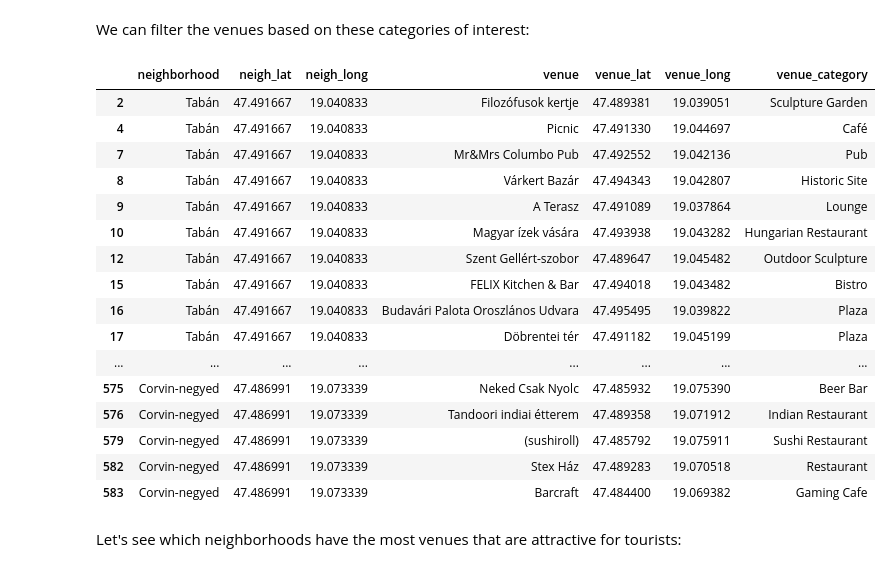
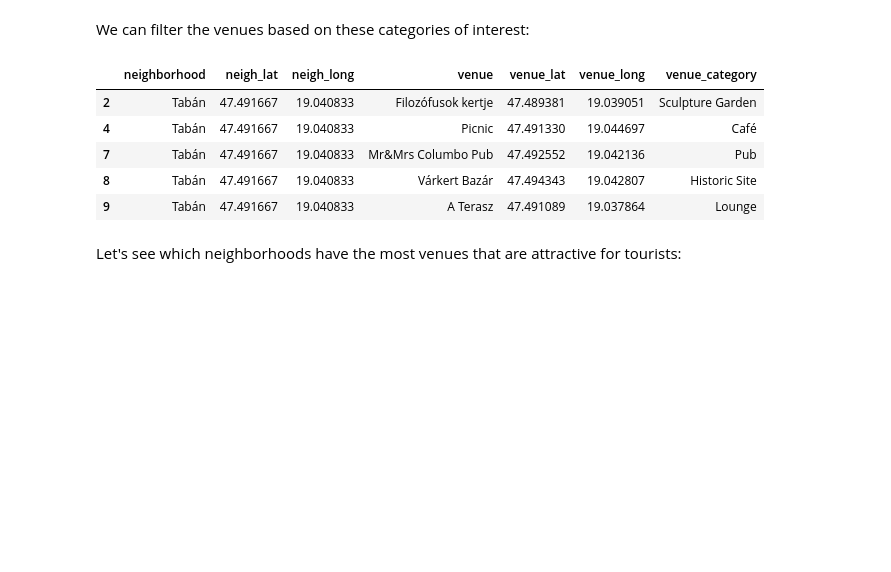
Before and after one commit to fannyadriana/Coursera_Capstone, a Jupyter notebook: Battle of Neighborhoods Week 2.ipynb, the cells around one changed output. Cells and saved outputs as stored; diff of their text form; code cells hidden in the pictures; blank space fills up the shorter version.

```diff
--- a/Battle of Neighborhoods Week 2.ipynb
+++ b/Battle of Neighborhoods Week 2.ipynb
@@ -604,25 +604,14 @@ We can filter the venues based on these categories of interest:
 # %%
 budapest_venues.columns = ['neighborhood', 'neigh_lat', 'neigh_long', 'venue', 'venue_lat', 'venue_long', 'venue_category']
 tourist_venues = budapest_venues.query("venue_category in @categories_of_interest")
-tourist_venues
+tourist_venues.head()
 # %% [output]
 |  | neighborhood | neigh_lat | neigh_long | venue | venue_lat | venue_long | venue_category |
 | 2 | Tabán | 47.491667 | 19.040833 | Filozófusok kertje | 47.489381 | 19.039051 | Sculpture Garden |
 | 4 | Tabán | 47.491667 | 19.040833 | Picnic | 47.491330 | 19.044697 | Café |
 | 7 | Tabán | 47.491667 | 19.040833 | Mr&Mrs Columbo Pub | 47.492552 | 19.042136 | Pub |
 | 8 | Tabán | 47.491667 | 19.040833 | Várkert Bazár | 47.494343 | 19.042807 | Historic Site |
 | 9 | Tabán | 47.491667 | 19.040833 | A Terasz | 47.491089 | 19.037864 | Lounge |
-| 10 | Tabán | 47.491667 | 19.040833 | Magyar ízek vására | 47.493938 | 19.043282 | Hungarian Restaurant |
-| 12 | Tabán | 47.491667 | 19.040833 | Szent Gellért-szobor | 47.489647 | 19.045482 | Outdoor Sculpture |
-| 15 | Tabán | 47.491667 | 19.040833 | FELIX Kitchen & Bar | 47.494018 | 19.043482 | Bistro |
-| 16 | Tabán | 47.491667 | 19.040833 | Budavári Palota Oroszlános Udvara | 47.495495 | 19.039822 | Plaza |
-| 17 | Tabán | 47.491667 | 19.040833 | Döbrentei tér | 47.491182 | 19.045199 | Plaza |
-| ... | ... | ... | ... | ... | ... | ... | ... |
-| 575 | Corvin-negyed | 47.486991 | 19.073339 | Neked Csak Nyolc | 47.485932 | 19.075390 | Beer Bar |
-| 576 | Corvin-negyed | 47.486991 | 19.073339 | Tandoori indiai étterem | 47.489358 | 19.071912 | Indian Restaurant |
-| 579 | Corvin-negyed | 47.486991 | 19.073339 | (sushiroll) | 47.485792 | 19.075911 | Sushi Restaurant |
-| 582 | Corvin-negyed | 47.486991 | 19.073339 | Stex Ház | 47.489283 | 19.070518 | Restaurant |
-| 583 | Corvin-negyed | 47.486991 | 19.073339 | Barcraft | 47.484400 | 19.069382 | Gaming Cafe |
 # %% [markdown]
 Let's see which neighborhoods have the most venues that are attractive for tourists:
 # %%
```
Also changed, not shown: parts of 3 cells of this notebook.
